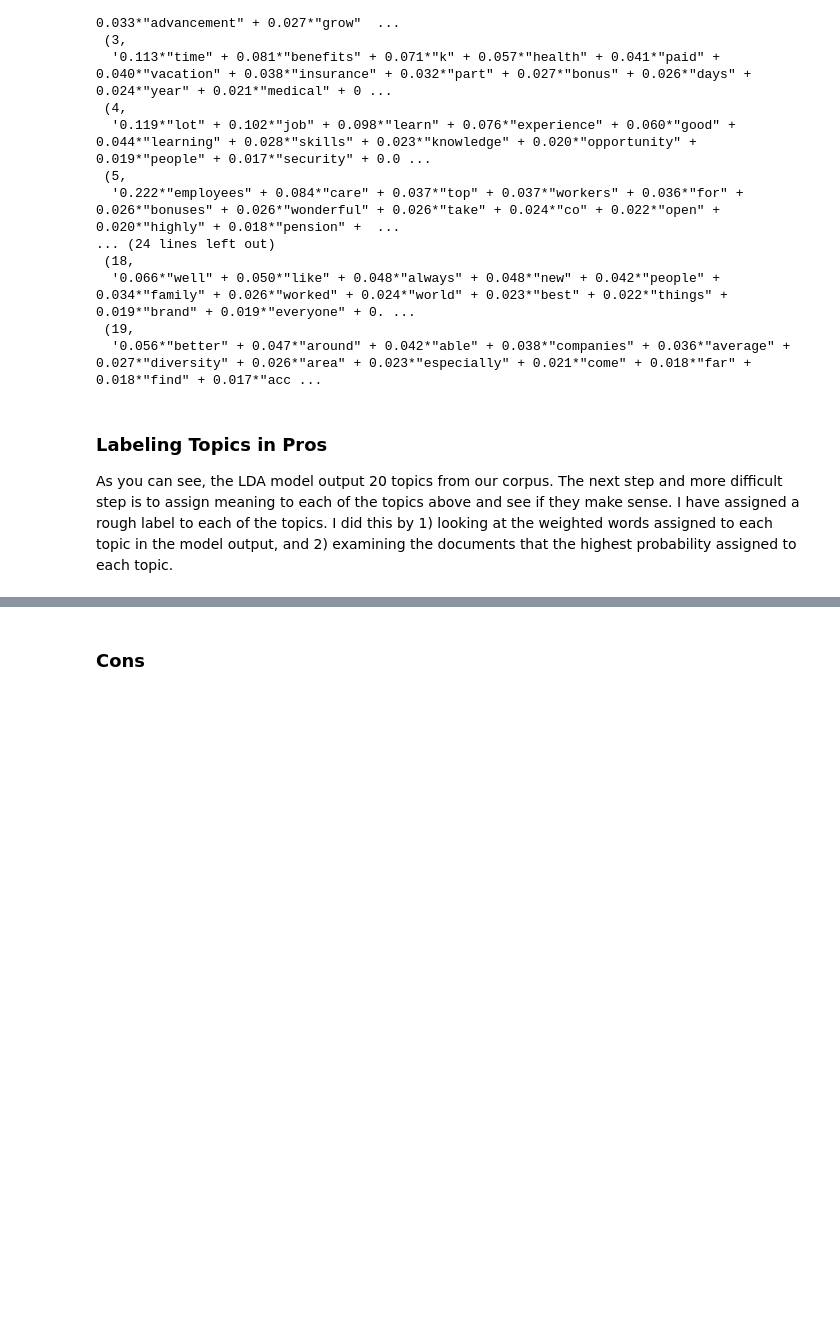
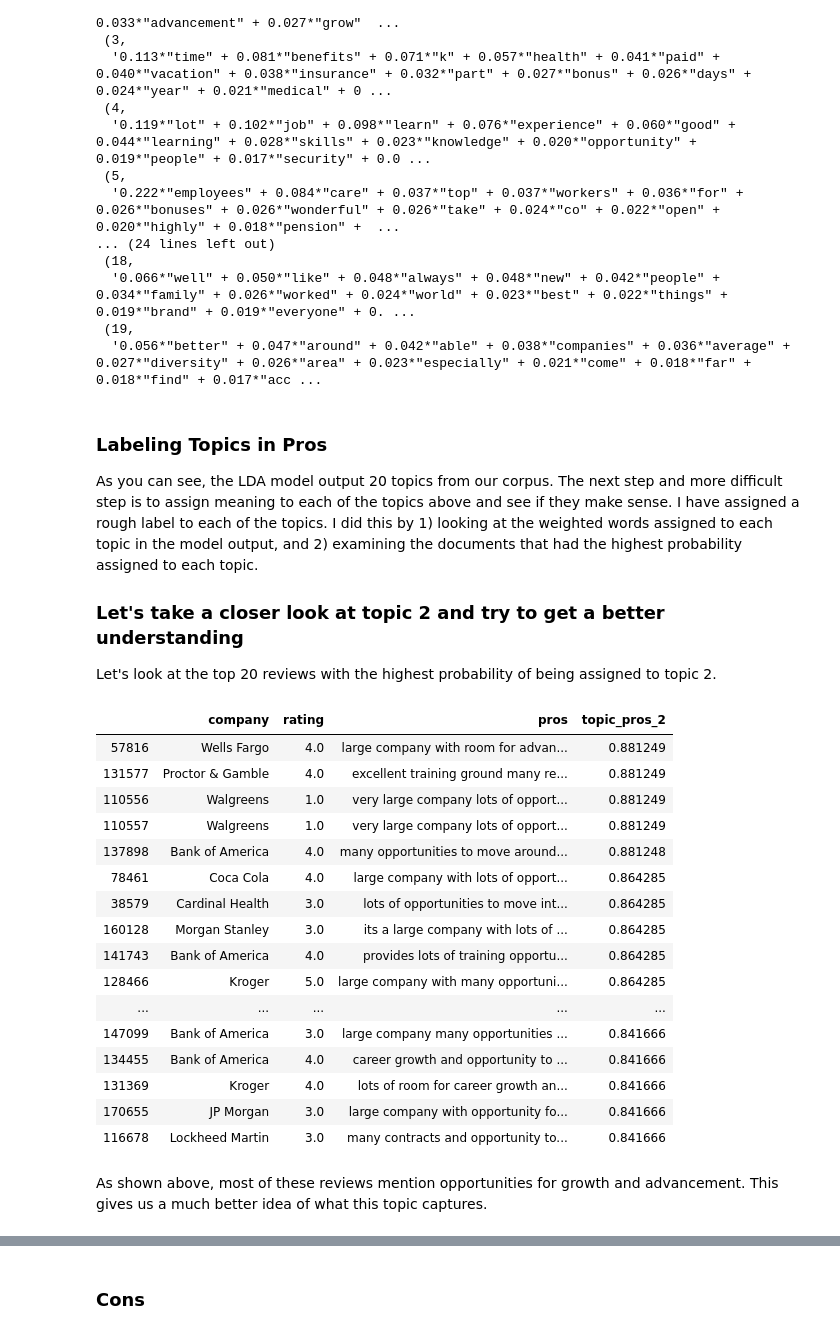
Before and after one commit to jfleury12/job-satisfaction-nlp, a Jupyter notebook: notebooks/technical_notebook.ipynb, the cells around one changed output, grey strips where cells are left out. Drawn from its saved outputs; the diff is of its cells as text; code cells hidden in the pictures; blank space fills up the shorter version.

```diff
--- a/notebooks/technical_notebook.ipynb
+++ b/notebooks/technical_notebook.ipynb
@@ -111,5 +112,31 @@ ldamodel_pros_20.show_topics(num_topics = 20, num_words = 13)
   '0.056*"better" + 0.047*"around" + 0.042*"able" + 0.038*"companies" + 0.036*"average" + 0.027*"diversity" + 0.026*"area" + 0.023*"especially" + 0.021*"come" + 0.018*"far" + 0.018*"find" + 0.017*"acc ...
 # %% [markdown]
 ### Labeling Topics in Pros
-As you can see, the LDA model output 20 topics from our corpus. The next step and more difficult step is to assign meaning to each of the topics above and see if they make sense. I have assigned a rough label to each of the topics. I did this by 1) looking at the weighted words assigned to each topic in the model output, and 2) examining the documents that the highest probability assigned to each topic.
+As you can see, the LDA model output 20 topics from our corpus. The next step and more difficult step is to assign meaning to each of the topics above and see if they make sense. I have assigned a rough label to each of the topics. I did this by 1) looking at the weighted words assigned to each topic in the model output, and 2) examining the documents that had the highest probability assigned to each topic.
+
+### Let's take a closer look at topic 2 and try to get a better understanding
+Let's look at the top 20 reviews with the highest probability of being assigned to topic 2.
+# %%
+# try to get an idea of what topic 2 is about
+all_reviews.loc[:,['company','rating','pros','topic_pros_2']].sort_values(by = ['topic_pros_2'], ascending=False).head(20)
+# %% [output]
+|  | company | rating | pros | topic_pros_2 |
+| 57816 | Wells Fargo | 4.0 | large company with room for advan... | 0.881249 |
+| 131577 | Proctor & Gamble | 4.0 | excellent training ground many re... | 0.881249 |
+| 110556 | Walgreens | 1.0 | very large company lots of opport... | 0.881249 |
+| 110557 | Walgreens | 1.0 | very large company lots of opport... | 0.881249 |
+| 137898 | Bank of America | 4.0 | many opportunities to move around... | 0.881248 |
+| 78461 | Coca Cola | 4.0 | large company with lots of opport... | 0.864285 |
+| 38579 | Cardinal Health | 3.0 | lots of opportunities to move int... | 0.864285 |
+| 160128 | Morgan Stanley | 3.0 | its a large company with lots of ... | 0.864285 |
+| 141743 | Bank of America | 4.0 | provides lots of training opportu... | 0.864285 |
+| 128466 | Kroger | 5.0 | large company with many opportuni... | 0.864285 |
+| ... | ... | ... | ... | ... |
+| 147099 | Bank of America | 3.0 | large company many opportunities ... | 0.841666 |
+| 134455 | Bank of America | 4.0 | career growth and opportunity to ... | 0.841666 |
+| 131369 | Kroger | 4.0 | lots of room for career growth an... | 0.841666 |
+| 170655 | JP Morgan | 3.0 | large company with opportunity fo... | 0.841666 |
+| 116678 | Lockheed Martin | 3.0 | many contracts and opportunity to... | 0.841666 |
+# %% [markdown]
+As shown above, most of these reviews mention opportunities for growth and advancement. This gives us a much better idea of what this topic captures.
 # %% [markdown]
```
Also changed, not shown: parts of 49 cells of this notebook, 5 other files.
